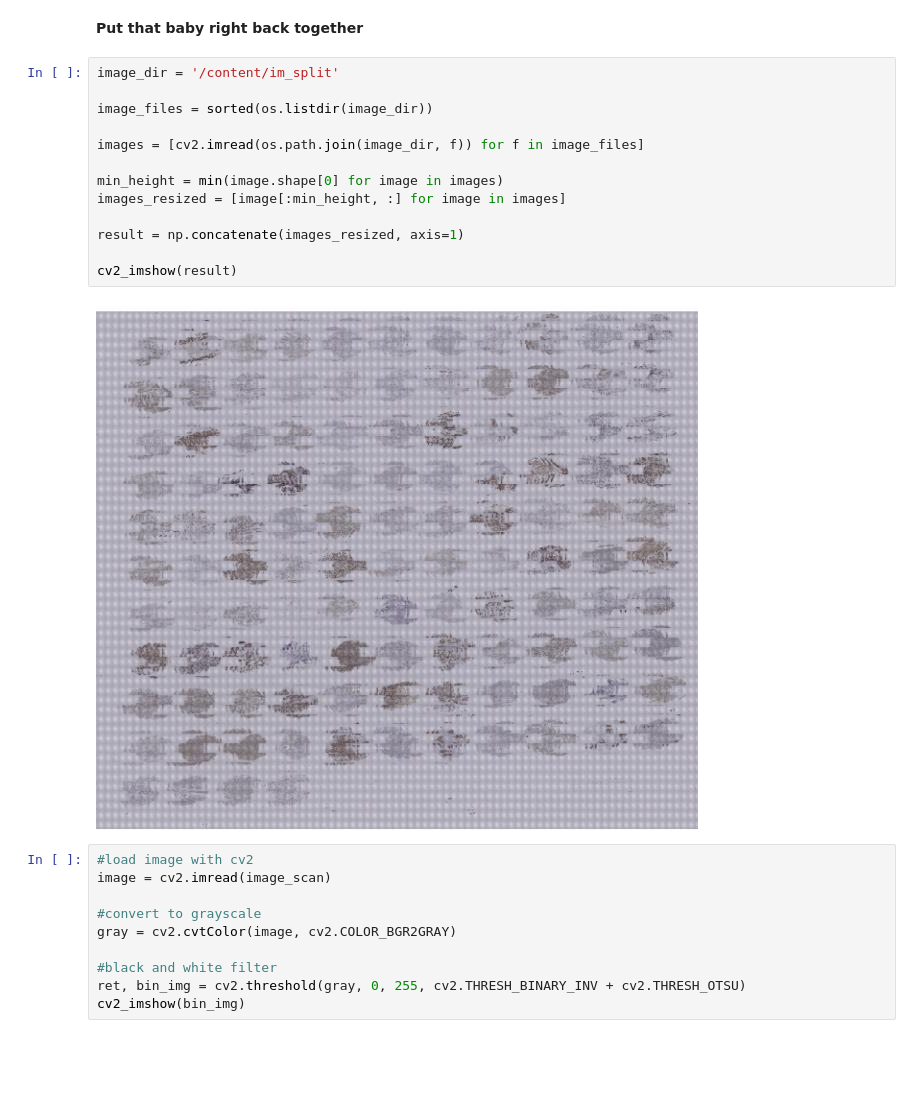
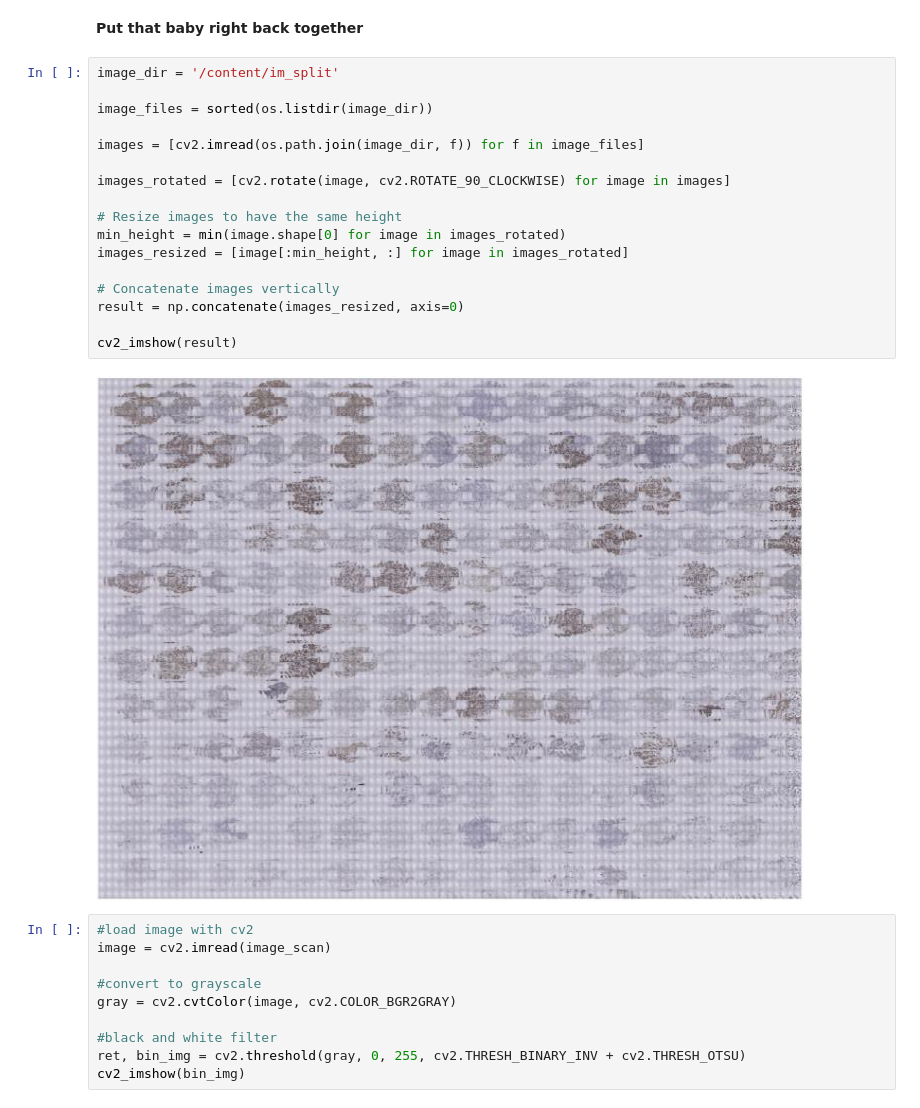
Before and after one commit to cseybold/BlurryScope, a Jupyter notebook: SmearScore.ipynb, the cells around one changed output. Drawn from its saved outputs; the diff is of its cells as text; blank space fills up the shorter version.

```diff
--- a/SmearScore.ipynb
+++ b/SmearScore.ipynb
@@ -75,18 +96,22 @@ split_images = split_image_vertically(image_path, num_splits, output_folder)
 # %%
 image_dir = '/content/im_split'
 
 image_files = sorted(os.listdir(image_dir))
 
 images = [cv2.imread(os.path.join(image_dir, f)) for f in image_files]
 
-min_height = min(image.shape[0] for image in images)
-images_resized = [image[:min_height, :] for image in images]
+images_rotated = [cv2.rotate(image, cv2.ROTATE_90_CLOCKWISE) for image in images]
 
-result = np.concatenate(images_resized, axis=1)
+# Resize images to have the same height
+min_height = min(image.shape[0] for image in images_rotated)
+images_resized = [image[:min_height, :] for image in images_rotated]
+
+# Concatenate images vertically
+result = np.concatenate(images_resized, axis=0)
 
 cv2_imshow(result)
 # %% [output]
-[figure, old version]
+[figure, new version]
 # %%
 #load image with cv2
 image = cv2.imread(image_scan)
```
Also changed, not shown: parts of 20 cells of this notebook.
